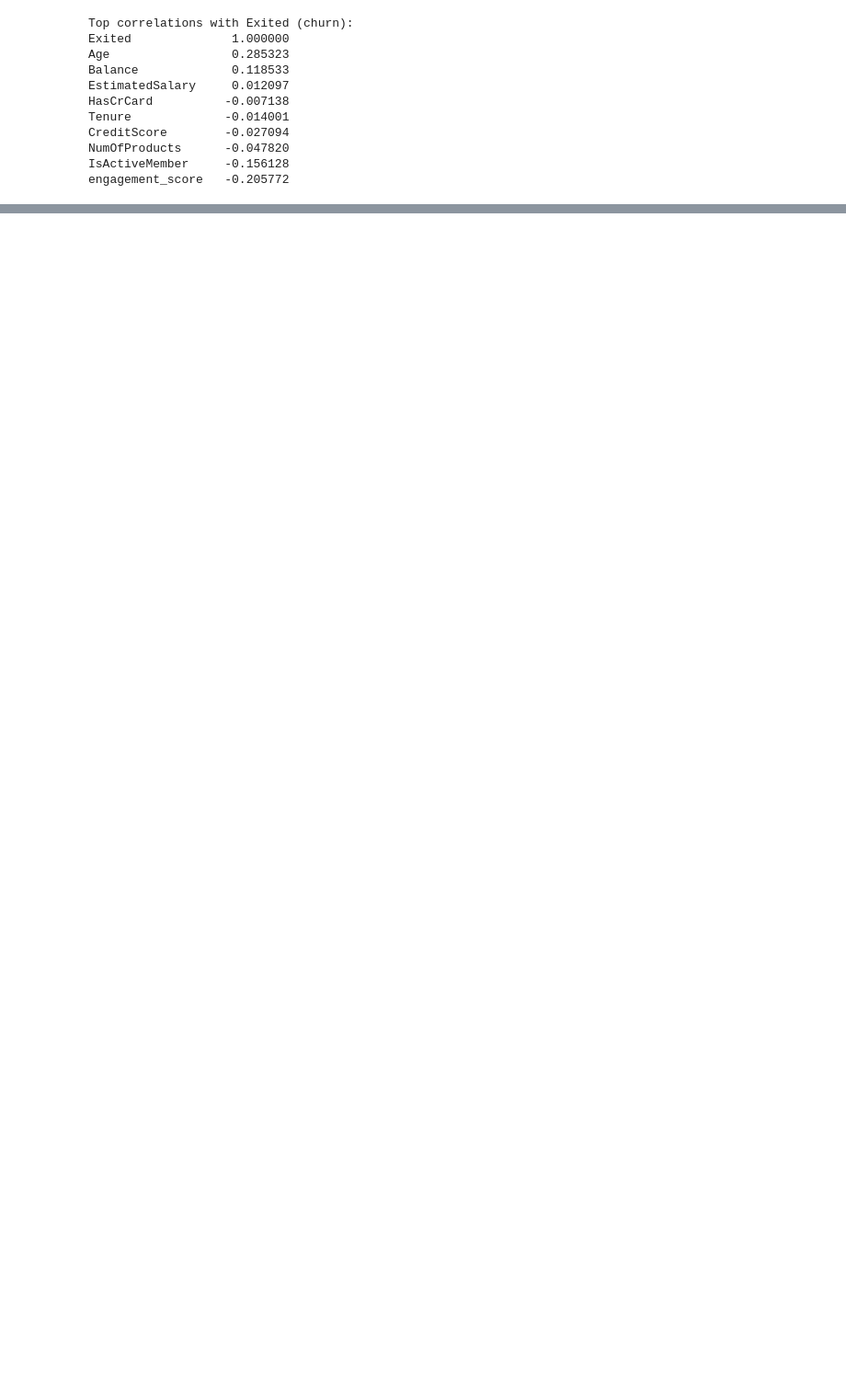
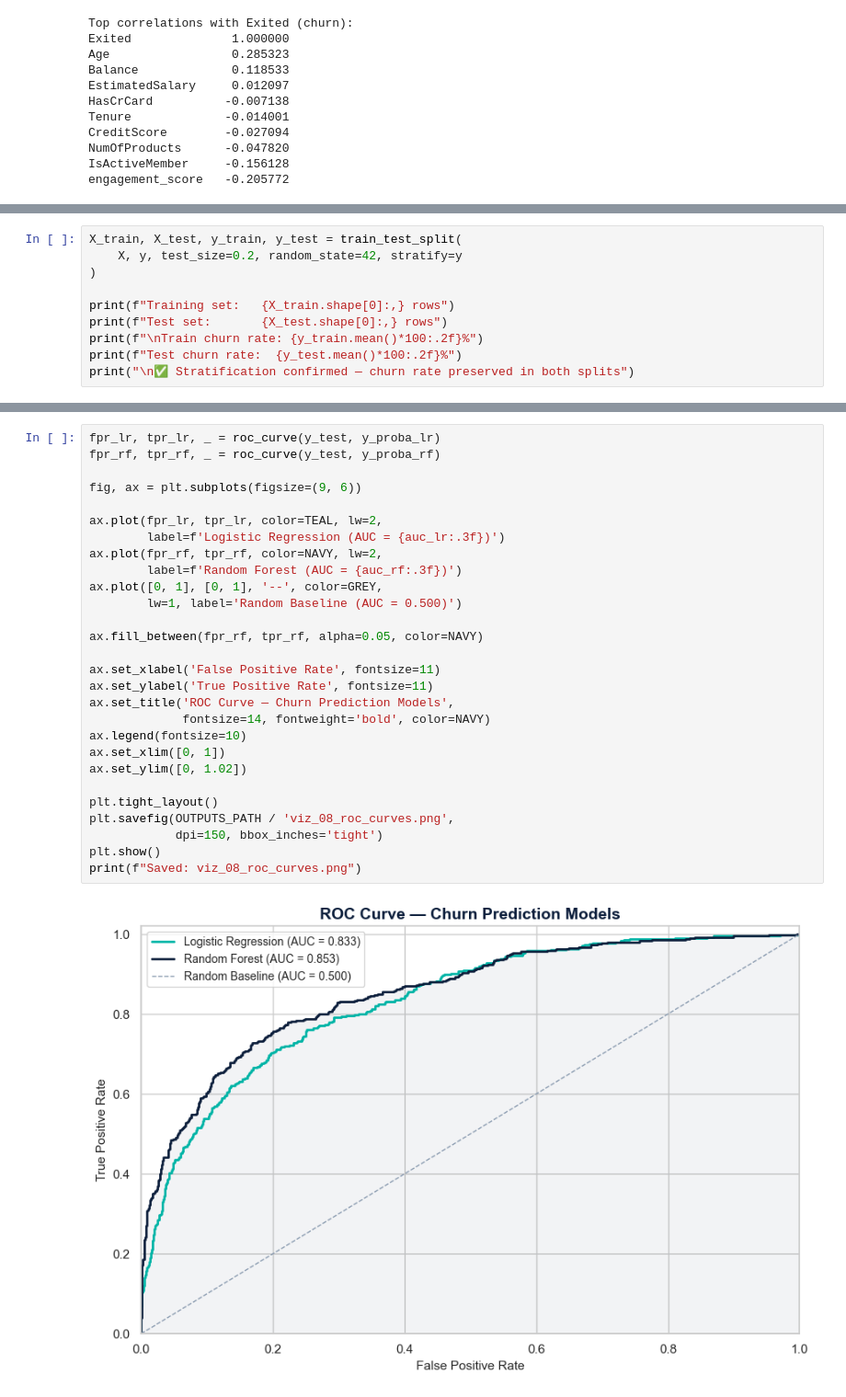
Before and after one commit to Estthorpe/data-analytics-2026, a Jupyter notebook: project-01-finance-retail-churn/notebooks/churn_analysis.ipynb, the cells around one changed output, grey strips where cells are left out. Shown at 92% size. Cells and saved outputs as stored; diff of their text form; blank space fills up the shorter version.

Commit message:
[MODEL] LR + RF models trained — AUC scores recorded, risk register exported

```diff
--- a/project-01-finance-retail-churn/notebooks/churn_analysis.ipynb
+++ b/project-01-finance-retail-churn/notebooks/churn_analysis.ipynb
@@ -488,0 +561,10 @@ engagement_score   -0.205772
+# %%
+X_train, X_test, y_train, y_test = train_test_split(
+    X, y, test_size=0.2, random_state=42, stratify=y
+)
+
+print(f"Training set:   {X_train.shape[0]:,} rows")
+print(f"Test set:       {X_test.shape[0]:,} rows")
+print(f"\nTrain churn rate: {y_train.mean()*100:.2f}%")
+print(f"Test churn rate:  {y_test.mean()*100:.2f}%")
+print("\n✅ Stratification confirmed — churn rate preserved in both splits")
@@ -488,0 +705,30 @@ engagement_score   -0.205772
+# %%
+fpr_lr, tpr_lr, _ = roc_curve(y_test, y_proba_lr)
+fpr_rf, tpr_rf, _ = roc_curve(y_test, y_proba_rf)
+
+fig, ax = plt.subplots(figsize=(9, 6))
+
+ax.plot(fpr_lr, tpr_lr, color=TEAL, lw=2,
+        label=f'Logistic Regression (AUC = {auc_lr:.3f})')
+ax.plot(fpr_rf, tpr_rf, color=NAVY, lw=2,
+        label=f'Random Forest (AUC = {auc_rf:.3f})')
+ax.plot([0, 1], [0, 1], '--', color=GREY,
+        lw=1, label='Random Baseline (AUC = 0.500)')
+
+ax.fill_between(fpr_rf, tpr_rf, alpha=0.05, color=NAVY)
+
+ax.set_xlabel('False Positive Rate', fontsize=11)
+ax.set_ylabel('True Positive Rate', fontsize=11)
+ax.set_title('ROC Curve — Churn Prediction Models',
+             fontsize=14, fontweight='bold', color=NAVY)
+ax.legend(fontsize=10)
+ax.set_xlim([0, 1])
+ax.set_ylim([0, 1.02])
+
+plt.tight_layout()
+plt.savefig(OUTPUTS_PATH / 'viz_08_roc_curves.png',
+            dpi=150, bbox_inches='tight')
+plt.show()
+print(f"Saved: viz_08_roc_curves.png")
+# %% [output]
+[figure, added]
```
Also changed, not shown: parts of 15 cells of this notebook, 2 other files.
